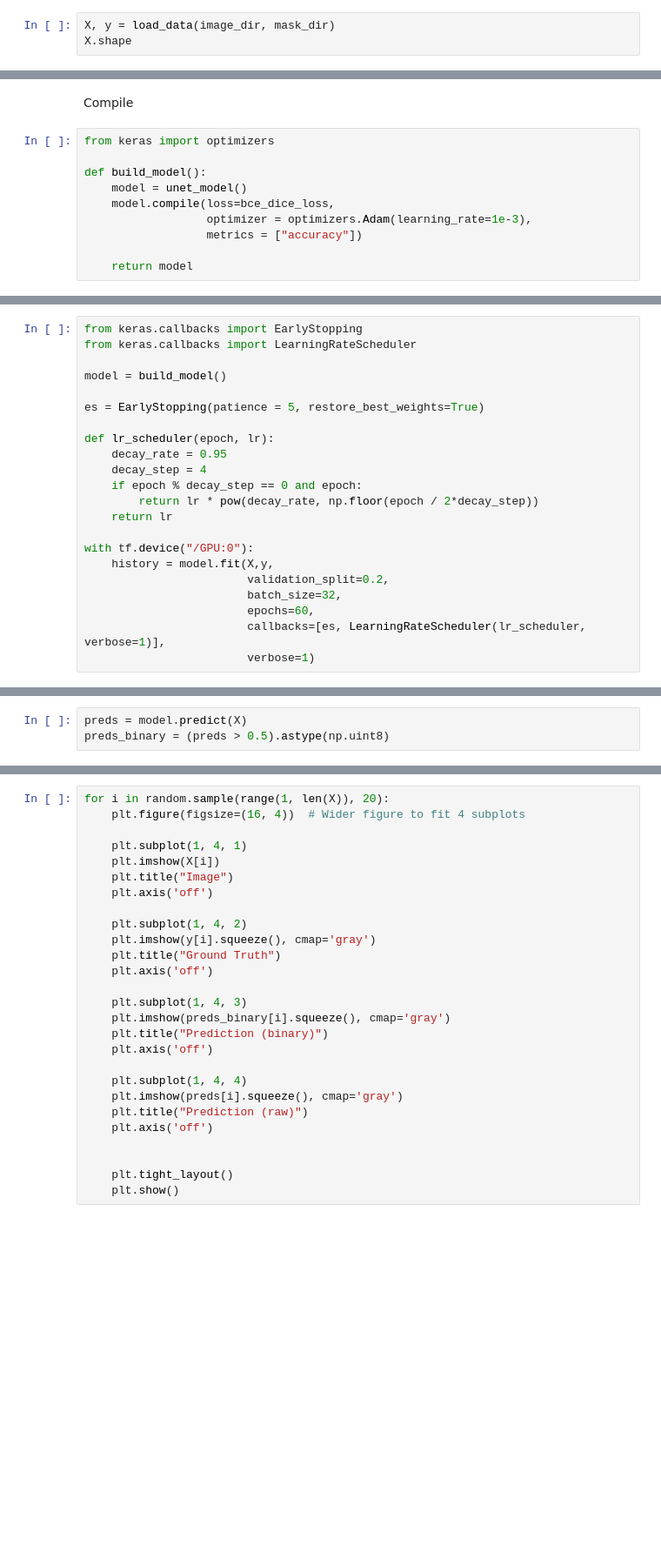
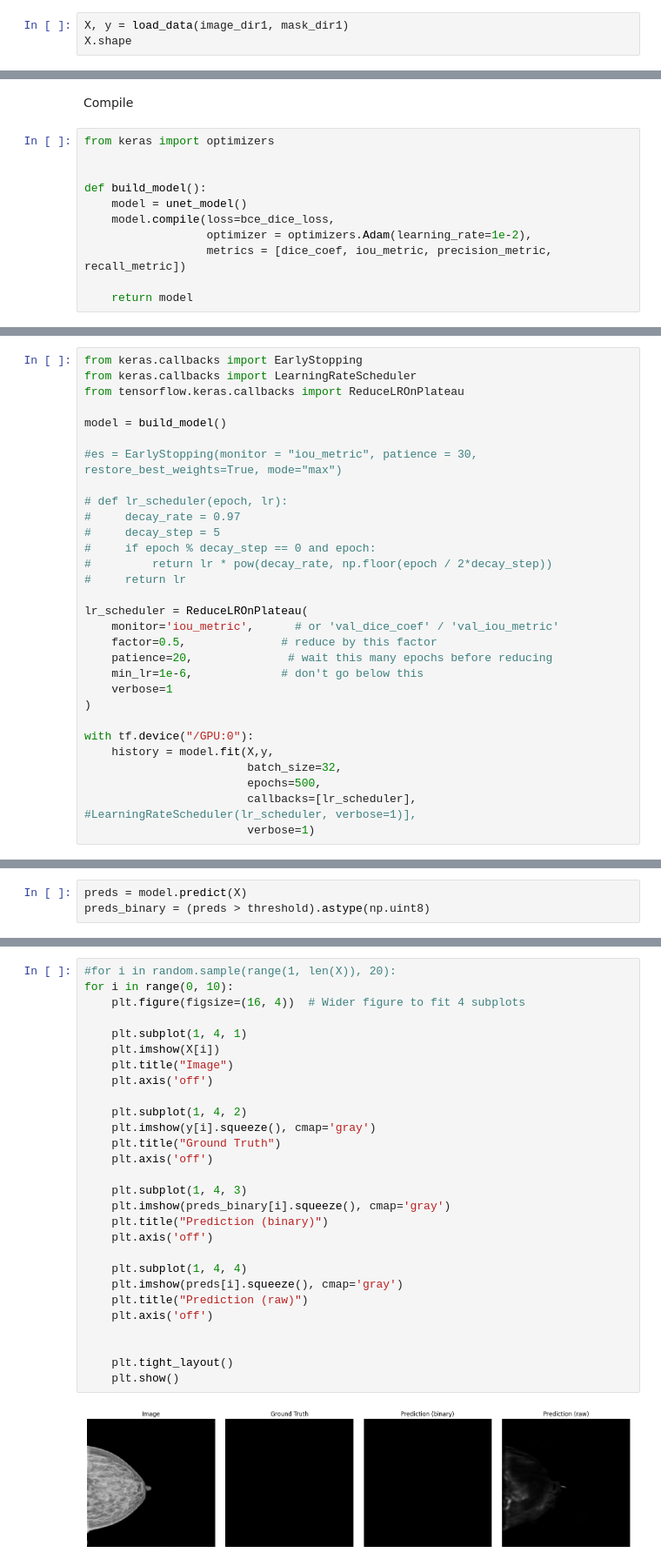
Before and after one commit to schreiberdk/lewagon-breast-cancer-project, a Jupyter notebook: notebooks/notebook_seg_AS.ipynb, the cells around one changed output, grey strips where cells are left out. Shown at 87% size. Drawn from its saved outputs; the diff is of its cells as text; blank space fills up the shorter version.

```diff
--- a/notebooks/notebook_seg_AS.ipynb
+++ b/notebooks/notebook_seg_AS.ipynb
@@ -87,7 +84,7 @@ def load_data(image_dir, mask_dir, image_size=IMG_SIZE):
 
     return np.array(images), np.array(masks)
 # %%
-X, y = load_data(image_dir, mask_dir)
+X, y = load_data(image_dir1, mask_dir1)
 X.shape
 # %% [output]
 (511, 224, 224, 3)
@@ -181,12 +270,13 @@ def bce_dice_loss(y_true, y_pred):
 Compile
 # %%
 from keras import optimizers
+
 
 def build_model():
     model = unet_model()
     model.compile(loss=bce_dice_loss,
-                  optimizer = optimizers.Adam(learning_rate=1e-3),
-                  metrics = ["accuracy"])
+                  optimizer = optimizers.Adam(learning_rate=1e-2),
+                  metrics = [dice_coef, iou_metric, precision_metric, recall_metric])
 
     return model
 # %%
@@ -236,23 +284,31 @@ Model: "functional"
 # %%
 from keras.callbacks import EarlyStopping
 from keras.callbacks import LearningRateScheduler
+from tensorflow.keras.callbacks import ReduceLROnPlateau
 
 model = build_model()
 
-es = EarlyStopping(patience = 5, restore_best_weights=True)
+#es = EarlyStopping(monitor = "iou_metric", patience = 30, restore_best_weights=True, mode="max")
 
-def lr_scheduler(epoch, lr):
-    decay_rate = 0.95
-    decay_step = 4
-    if epoch % decay_step == 0 and epoch:
-        return lr * pow(decay_rate, np.floor(epoch / 2*decay_step))
-    return lr
+# def lr_scheduler(epoch, lr):
+#     decay_rate = 0.97
+#     decay_step = 5
+#     if epoch % decay_step == 0 and epoch:
+#         return lr * pow(decay_rate, np.floor(epoch / 2*decay_step))
+#     return lr
+
+lr_scheduler = ReduceLROnPlateau(
+    monitor='iou_metric',      # or 'val_dice_coef' / 'val_iou_metric'
+    factor=0.5,              # reduce by this factor
+    patience=20,              # wait this many epochs before reducing
+    min_lr=1e-6,             # don't go below this
+    verbose=1
+)
 
 with tf.device("/GPU:0"):
     history = model.fit(X,y,
-                        validation_split=0.2,
                         batch_size=32,
-                        epochs=60,
-                        callbacks=[es, LearningRateScheduler(lr_scheduler, verbose=1)],
+                        epochs=500,
+                        callbacks=[lr_scheduler], #LearningRateScheduler(lr_scheduler, verbose=1)],
                         verbose=1)
 # %% [output]
@@ -263,3 +366,3 @@ KeyboardInterrupt:
 # %%
 preds = model.predict(X)
-preds_binary = (preds > 0.5).astype(np.uint8)
+preds_binary = (preds > threshold).astype(np.uint8)
@@ -266,27 +371,30 @@ preds_binary = (preds > 0.5).astype(np.uint8)
 # %%
-for i in random.sample(range(1, len(X)), 20):
+#for i in random.sample(range(1, len(X)), 20):
+for i in range(0, 10):
     plt.figure(figsize=(16, 4))  # Wider figure to fit 4 subplots
 
     plt.subplot(1, 4, 1)
     plt.imshow(X[i])
     plt.title("Image")
     plt.axis('off')
 
     plt.subplot(1, 4, 2)
     plt.imshow(y[i].squeeze(), cmap='gray')
     plt.title("Ground Truth")
     plt.axis('off')
 
     plt.subplot(1, 4, 3)
     plt.imshow(preds_binary[i].squeeze(), cmap='gray')
     plt.title("Prediction (binary)")
     plt.axis('off')
 
     plt.subplot(1, 4, 4)
     plt.imshow(preds[i].squeeze(), cmap='gray')
     plt.title("Prediction (raw)")
     plt.axis('off')
 
 
     plt.tight_layout()
     plt.show()
+# %% [output]
+[figure, added]
```
Also changed, not shown: parts of 15 cells of this notebook.
